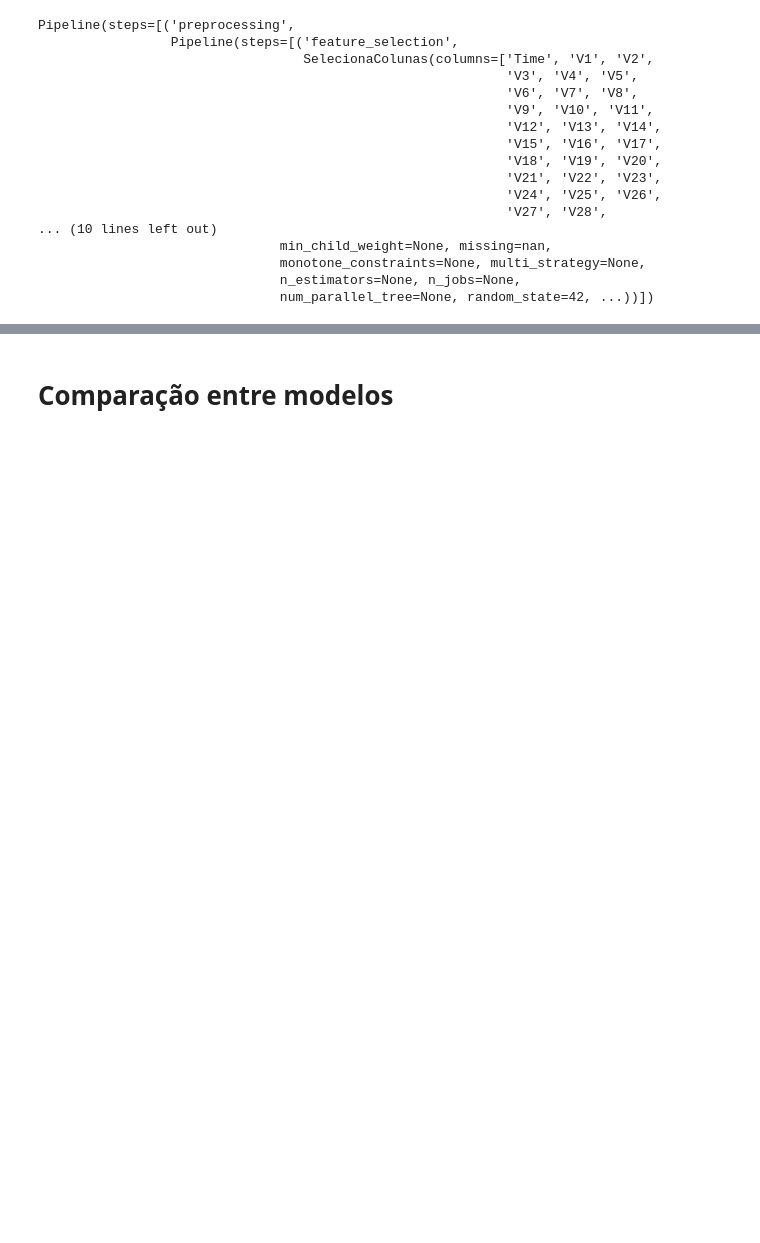
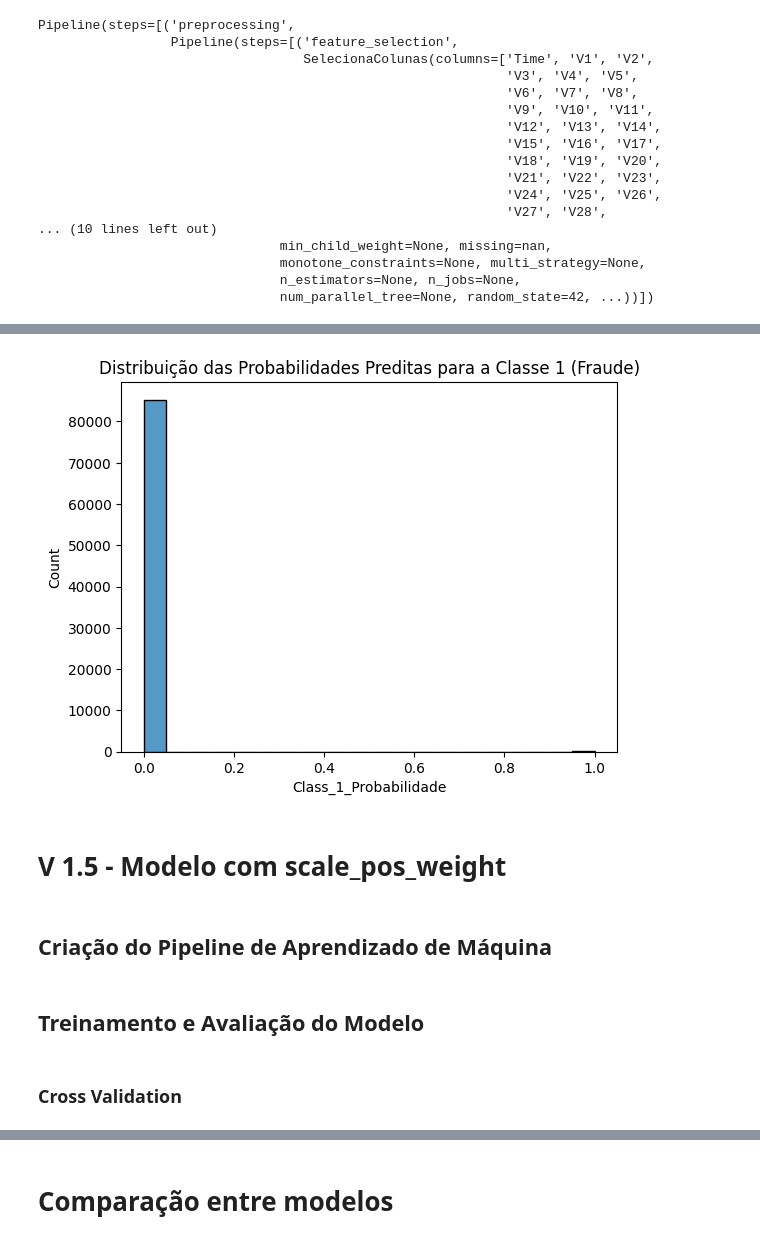
Before and after one commit to MMeloMateus/FraudDetect-XGBoost, a Jupyter notebook: CCFraudeCompleto.ipynb, the cells around one changed output, grey strips where cells are left out. Saved outputs shown, nothing was run; the diff lists cells and outputs as text; code cells hidden in the pictures; blank space fills up the shorter version.

```diff
--- a/CCFraudeCompleto.ipynb
+++ b/CCFraudeCompleto.ipynb
@@ -599,0 +488,21 @@ Matriz de Confusão:
+# %%
+df_probabilidades = pd.DataFrame(proba_teste,
+                                 columns=["Class_1_Probabilidade"])
+
+
+plt.title('Distribuição das Probabilidades Preditas para a Classe 1 (Fraude)',
+          fontsize=12)
+
+sns.histplot(
+    data=df_probabilidades,
+    x="Class_1_Probabilidade",
+    binwidth=0.05
+)
+
+plt.show()
+# %% [output]
+[figure, added]
+# %% [markdown]
+# V 1.5 - Modelo com scale_pos_weight
+# %% [markdown]
+## Criação do Pipeline de Aprendizado de Máquina
@@ -599,0 +525,4 @@ Matriz de Confusão:
+# %% [markdown]
+## Treinamento e Avaliação do Modelo
+# %% [markdown]
+### Cross Validation
```
Also changed, not shown: parts of 90 cells of this notebook, 1 other file.
